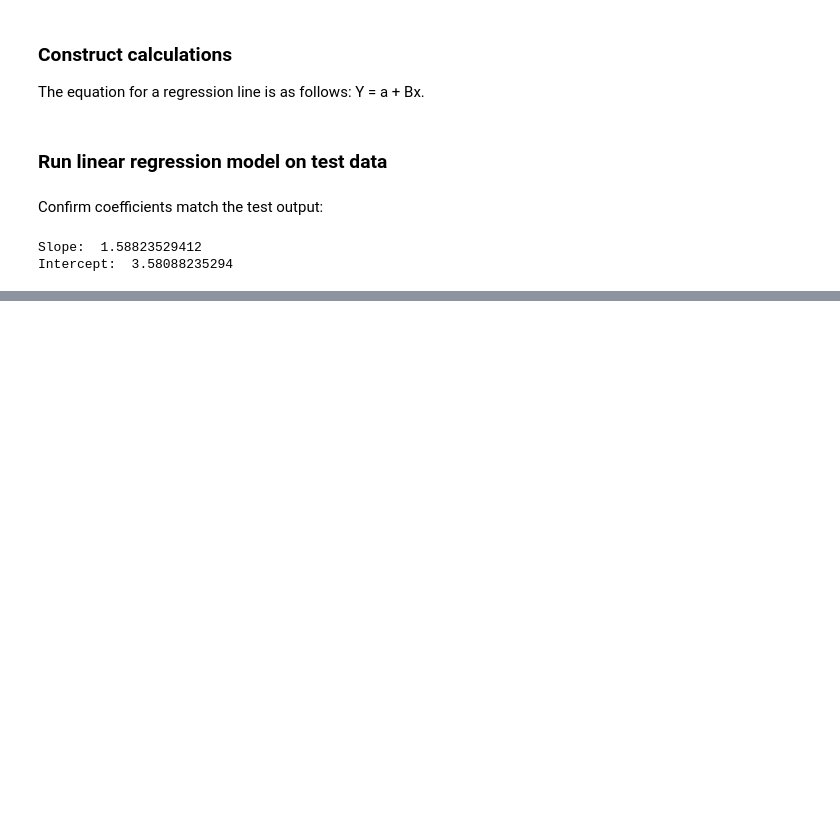
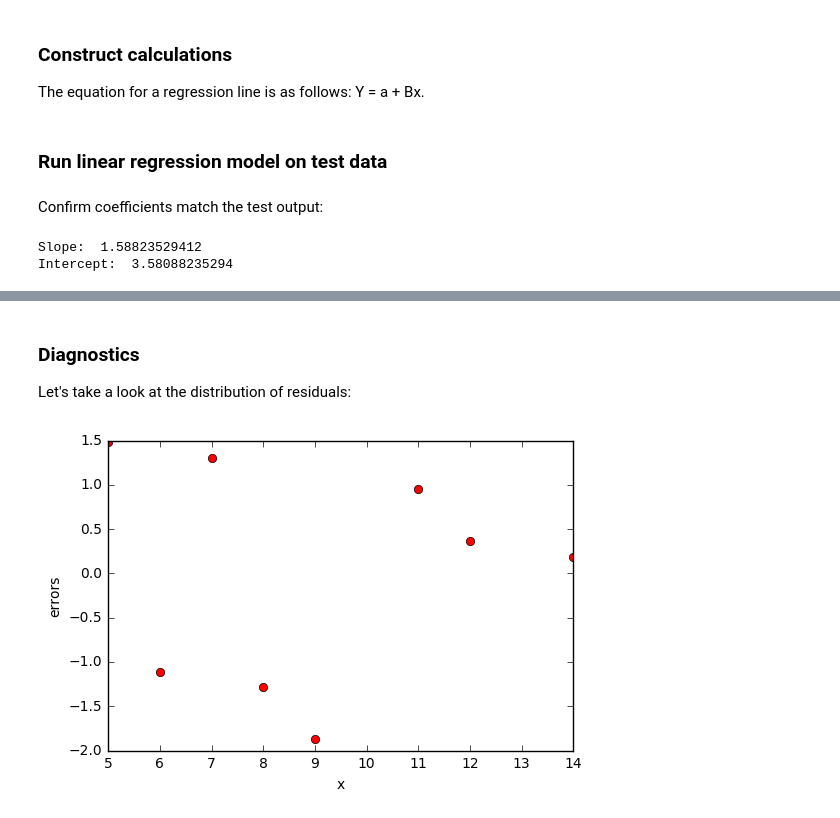
Before and after one commit to koelyl/Toy-Regression, a Jupyter notebook: Linear Regression.ipynb, the cells around one changed output, grey strips where cells are left out. Saved outputs shown, nothing was run; the diff lists cells and outputs as text; code cells hidden in the pictures; blank space fills up the shorter version.

```diff
--- a/Linear Regression.ipynb
+++ b/Linear Regression.ipynb
@@ -99,0 +100,16 @@ plt.show()
+# %% [markdown]
+### Diagnostics
+Let's take a look at the distribution of residuals:
+# %%
+def get_residuals(actual, predicted):
+    residuals = [actual[i] - predicted[i] for i in range(len(actual))]
+    return residuals
+# %%
+errors = get_residuals(y, y_hats)
+# %%
+plt.plot(x, errors, 'ro')
+plt.ylabel('errors')
+plt.xlabel('x')
+plt.show()
+# %% [output]
+[figure, added]
```
Also changed, not shown: parts of 2 cells of this notebook.
